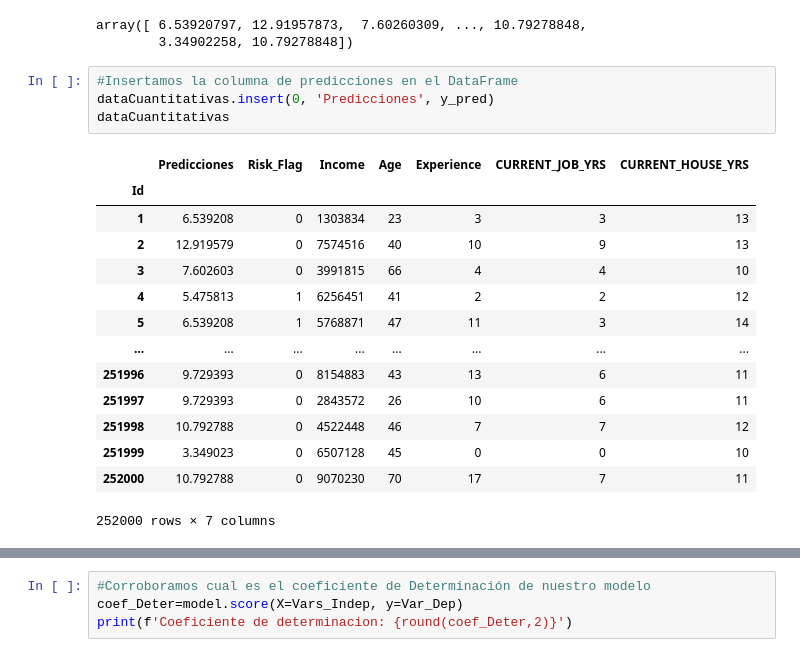
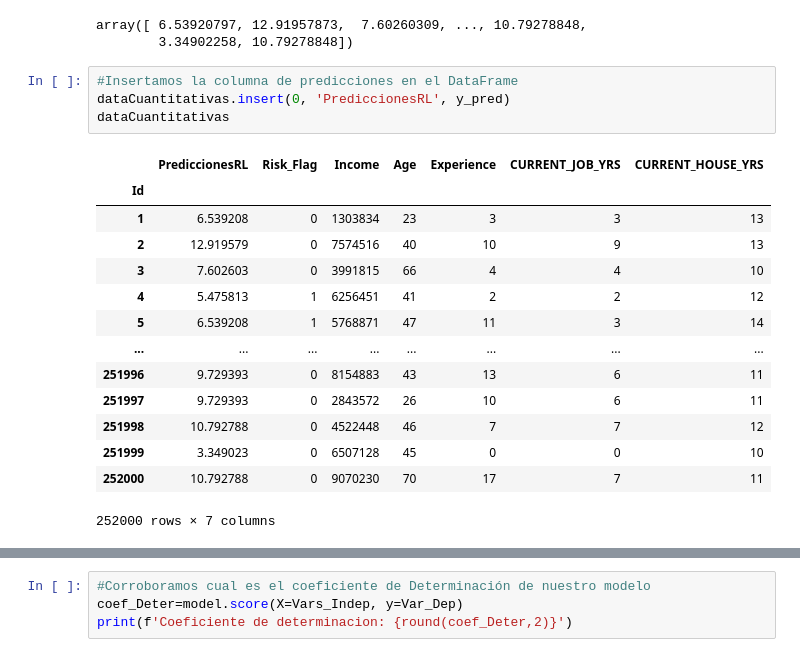
Before and after one commit to JIsraP/Actividad6_RegresionLinealMultipleyNoLineal, a Jupyter notebook: Act6.1.ipynb, the cells around one changed output, grey strips where cells are left out. Drawn from its saved outputs; the diff is of its cells as text.

```diff
--- a/Act6.1.ipynb
+++ b/Act6.1.ipynb
@@ -542,10 +542,10 @@ array([ 6.53920797, 12.91957873,  7.60260309, ..., 10.79278848,
         3.34902258, 10.79278848])
 # %%
 #Insertamos la columna de predicciones en el DataFrame
-dataCuantitativas.insert(0, 'Predicciones', y_pred)
+dataCuantitativas.insert(0, 'PrediccionesRL', y_pred)
 dataCuantitativas
 # %% [output]
-|  | Predicciones | Risk_Flag | Income | Age | Experience | CURRENT_JOB_YRS | CURRENT_HOUSE_YRS |
+|  | PrediccionesRL | Risk_Flag | Income | Age | Experience | CURRENT_JOB_YRS | CURRENT_HOUSE_YRS |
 | Id |  |  |  |  |  |  |  |
 | 1 | 6.539208 | 0 | 1303834 | 23 | 3 | 3 | 13 |
 | 2 | 12.919579 | 0 | 7574516 | 40 | 10 | 9 | 13 |
```
Also changed, not shown: parts of 72 cells of this notebook.
